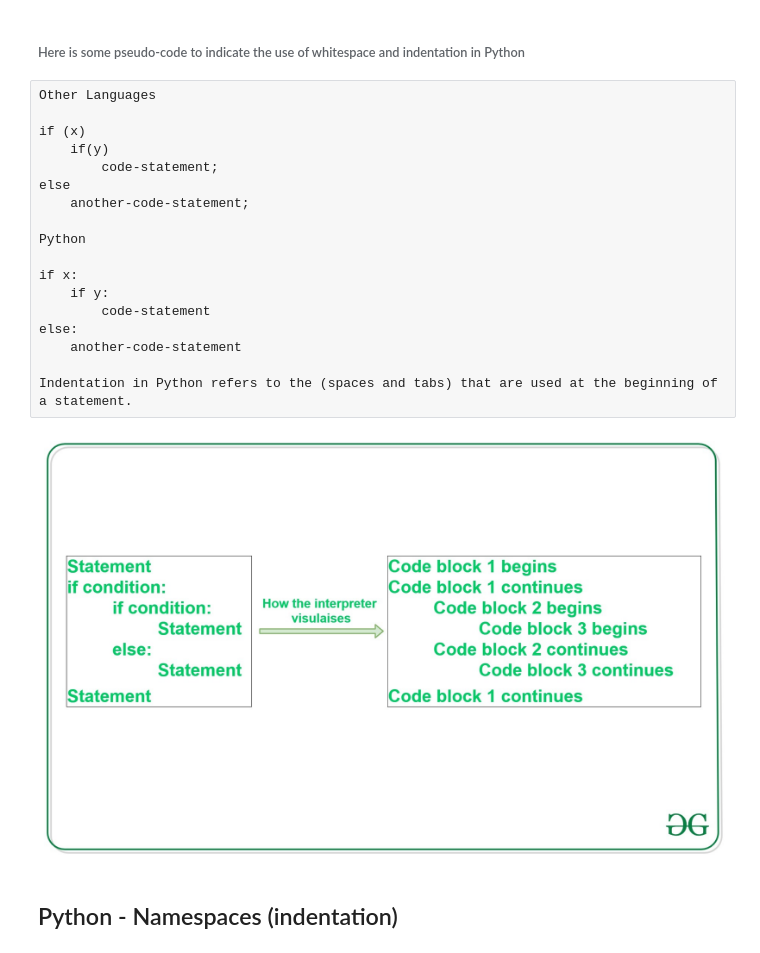
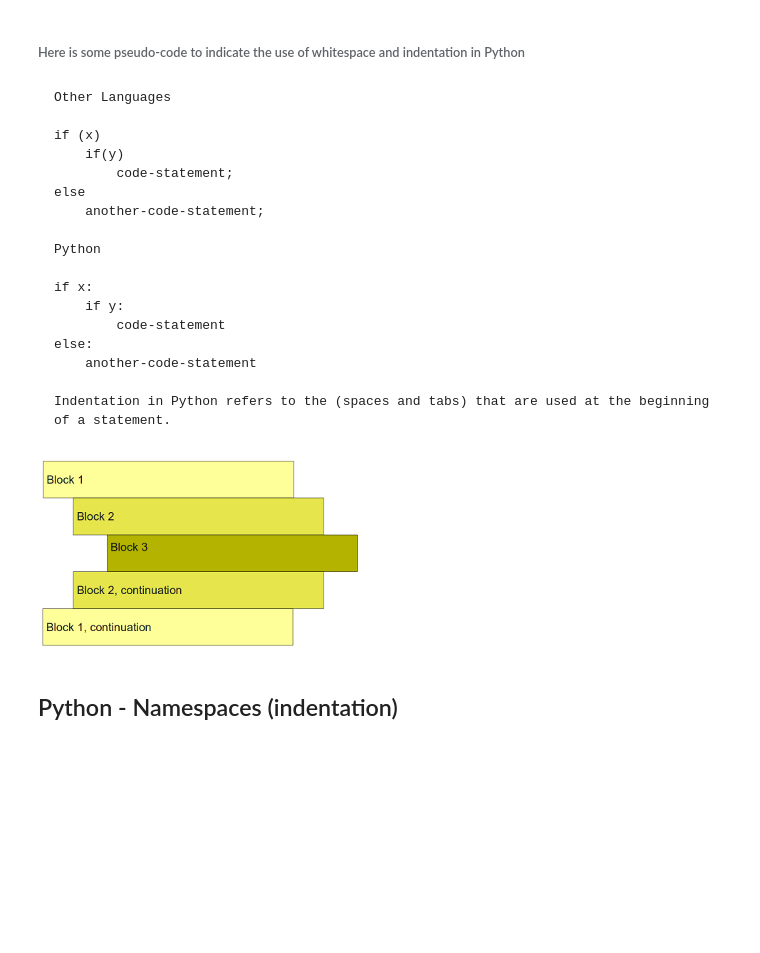
Before and after one commit to charan-altro/Pyhton_Cheatsheet, a Jupyter notebook: Python_ Statements& Data_types_002.ipynb, the cells around one changed output. Saved outputs shown, nothing was run; the diff lists cells and outputs as text; code cells hidden in the pictures; blank space fills up the shorter version.

Commit message:
add new images

```diff
--- a/Python_ Statements& Data_types_002.ipynb
+++ b/Python_ Statements& Data_types_002.ipynb
@@ -24,28 +24,28 @@ if a>b:
 ## Indentation
 # %% [markdown]
 ###### Here is some pseudo-code to indicate the use of whitespace and indentation in Python
-# %% [raw]
-Other Languages
-
-if (x)
-    if(y)
-        code-statement;
-else
-    another-code-statement;
-
-Python
-
-if x:
-    if y:
-        code-statement
-else:
-    another-code-statement
-
-Indentation in Python refers to the (spaces and tabs) that are used at the beginning of a statement.
+# %% [markdown]
+    Other Languages
+
+    if (x)
+        if(y)
+            code-statement;
+    else
+        another-code-statement;
+
+    Python
+
+    if x:
+        if y:
+            code-statement
+    else:
+        another-code-statement
+
+    Indentation in Python refers to the (spaces and tabs) that are used at the beginning of a statement.
 # %%
 from IPython import display
-display.Image("https://media.geeksforgeeks.org/wp-content/uploads/20191125112615/Indentation-python2.jpg")
+display.Image("https://www.python-course.eu/images/blocks.png")
 # %% [output]
-[figure, old version]
+[figure, new version]
 # %% [markdown]
 ## Python - Namespaces (indentation)
```
Also changed, not shown: parts of 6 cells of this notebook.
